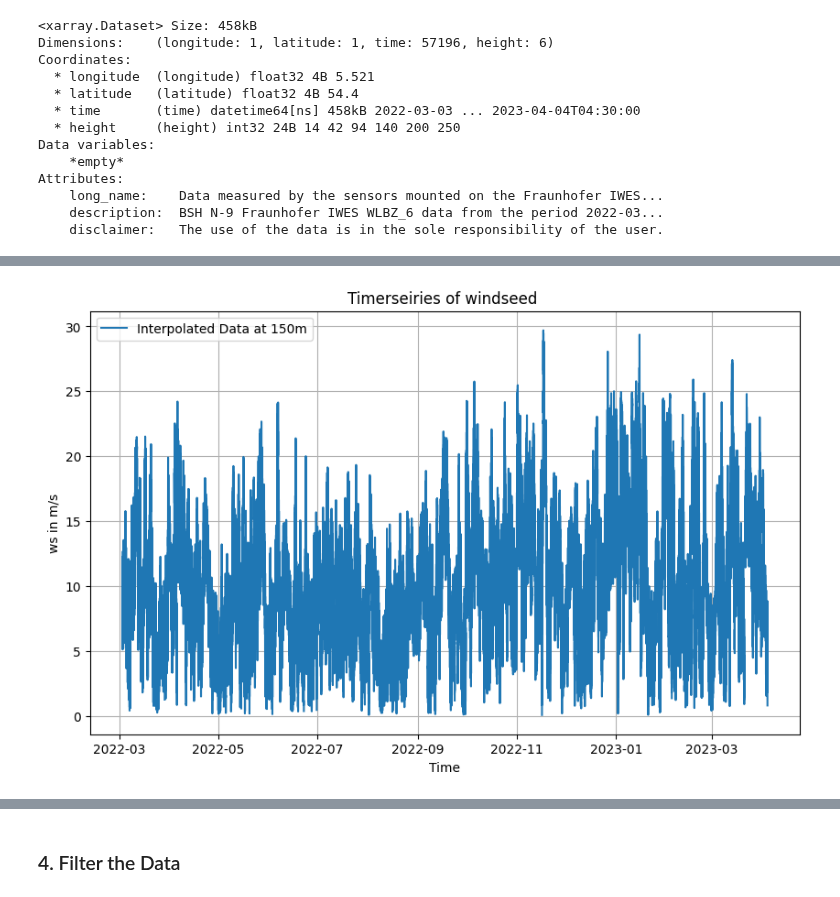
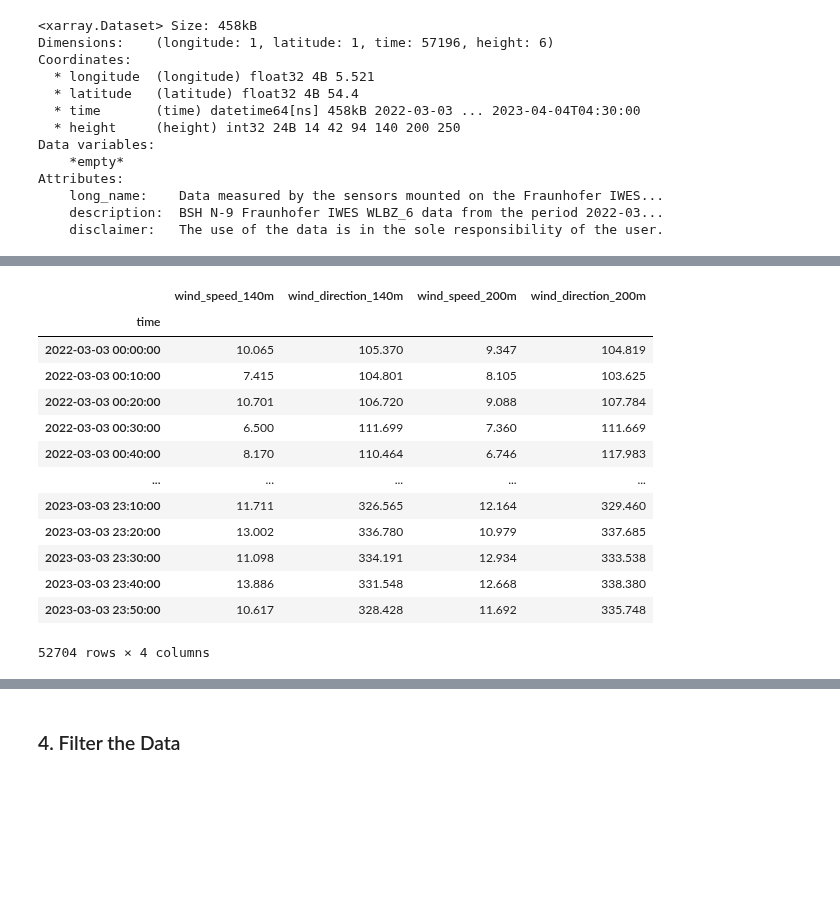
Before and after one commit to boujuan/StudentProject-Yield-Predictions-Offshore, a Jupyter notebook: Short_term_wind_climate_Julia.ipynb, the cells around one changed output, grey strips where cells are left out. Cells and saved outputs as stored; diff of their text form; code cells hidden in the pictures; blank space fills up the shorter version.

```diff
--- a/Short_term_wind_climate_Julia.ipynb
+++ b/Short_term_wind_climate_Julia.ipynb
@@ -102,26 +102,40 @@ time6 = xrbuoy6.variables['time'][:]
 windspeed6 = buoy6_file.groups['ZX_LIDAR_WLBZ_6'].variables['wind_speed'][:]
 winddirection_buoy_6 = buoy6_file.groups['ZX_LIDAR_WLBZ_6'].variables['wind_from_direction'][:]
 # %%
-
-def create_buoy_dataframes(time, windspeed, winddirection):
+def create_buoy_dataframes(time, windspeed_140, winddirection_140, windspeed_200, winddirection_200):
     # Convert time variables to pandas datetime (though it's already in datetime64[ns] format)
     time = pd.to_datetime(time, unit='ns', origin='unix')
-    # Create DataFrame for Buoy 2 or two
+
+    # Create a single DataFrame for the buoy with measurements at 140m and 200m heights
     df_buoy = pd.DataFrame({
         'time': time,
-        'wind_speed': windspeed,
-        'wind_direction': winddirection
+        'wind_speed_140m': windspeed_140,
+        'wind_direction_140m': winddirection_140,
+        'wind_speed_200m': windspeed_200,
+        'wind_direction_200m': winddirection_200
     }).set_index('time')
+
     return df_buoy
 
 #heights for buoy 6: 14 42 94 140 200 250
 #indices for the heights: 0 1 2 3 4 5
 #In future we gonna work only with the height measurements
 #of 140 and 200 meters to interpolate these two heights to the hub height of 150 m
-#So that is why we only convert windspeeds[:, 0, 0, 3] and winddirection_buoy_2[:, 0, 0, 3] for example. Because these indicies stand for the two heights of interest.
+#So that is why we only convert windspeeds[:, 0, 0, 3] and winddirection_buoy_2[:, 0, 0, 3] for example.
+#Because these indicies stand for the two heights of interest.
 
-df_buoy_2_140m  = create_buoy_dataframes(time2, windspeed2[:, 0, 0, 3], winddirection_buoy_2[:, 0, 0, 3])
-df_buoy_2_200m  = create_buoy_dataframes(time2, windspeed2[:, 0, 0, 4], winddirection_buoy_2[:, 0, 0, 4])
+df_buoy_2 = create_buoy_dataframes(
+    time2,
+    windspeed2[:, 0, 0, 3],
+    winddirection_buoy_2[:, 0, 0, 3],
+    windspeed2[:, 0, 0, 4],
+    winddirection_buoy_2[:, 0, 0, 4]
+)
 
-df_buoy_6_140m  = create_buoy_dataframes(time6, windspeed6[:, 0, 0, 3], winddirection_buoy_6[:, 0, 0, 3])
-df_buoy_6_200m  = create_buoy_dataframes(time6, windspeed6[:, 0, 0, 4], winddirection_buoy_6[:, 0, 0, 4])
+df_buoy_6 = create_buoy_dataframes(
+    time6,
+    windspeed6[:, 0, 0, 3],
+    winddirection_buoy_6[:, 0, 0, 3],
+    windspeed6[:, 0, 0, 4],
+    winddirection_buoy_6[:, 0, 0, 4]
+)
@@ -221,11 +217,23 @@ df_buoy_6_140m
-# %%
-plt.figure(figsize=(10, 6))
-plt.plot(df_buoy_2_140m.index, df_buoy_2_140m['wind_speed'], label='Interpolated Data at 150m')
-plt.xlabel('Time')
-plt.ylabel('ws in m/s')
-plt.title('Timerseiries of windseed ')
-plt.legend()
-plt.grid(True)
-plt.show()
-# %% [output]
-[figure, removed]
+# %%
+def replace_nan_and_select_1yr(dataframe):
+    dataframe = dataframe.fillna(dataframe.mean())
+    dataframe = dataframe.iloc[:52704]
+    return dataframe
+
+filtered_buoy2 = replace_nan_and_select_1yr(df_buoy_2)
+filtered_buoy2
+# %% [output]
+|  | wind_speed_140m | wind_direction_140m | wind_speed_200m | wind_direction_200m |
+| time |  |  |  |  |
+| 2022-03-03 00:00:00 | 10.065 | 105.370 | 9.347 | 104.819 |
+| 2022-03-03 00:10:00 | 7.415 | 104.801 | 8.105 | 103.625 |
+| 2022-03-03 00:20:00 | 10.701 | 106.720 | 9.088 | 107.784 |
+| 2022-03-03 00:30:00 | 6.500 | 111.699 | 7.360 | 111.669 |
+| 2022-03-03 00:40:00 | 8.170 | 110.464 | 6.746 | 117.983 |
+| ... | ... | ... | ... | ... |
+| 2023-03-03 23:10:00 | 11.711 | 326.565 | 12.164 | 329.460 |
+| 2023-03-03 23:20:00 | 13.002 | 336.780 | 10.979 | 337.685 |
+| 2023-03-03 23:30:00 | 11.098 | 334.191 | 12.934 | 333.538 |
+| 2023-03-03 23:40:00 | 13.886 | 331.548 | 12.668 | 338.380 |
+| 2023-03-03 23:50:00 | 10.617 | 328.428 | 11.692 | 335.748 |
+52704 rows × 4 columns
```
Also changed, not shown: parts of 11 cells of this notebook.
